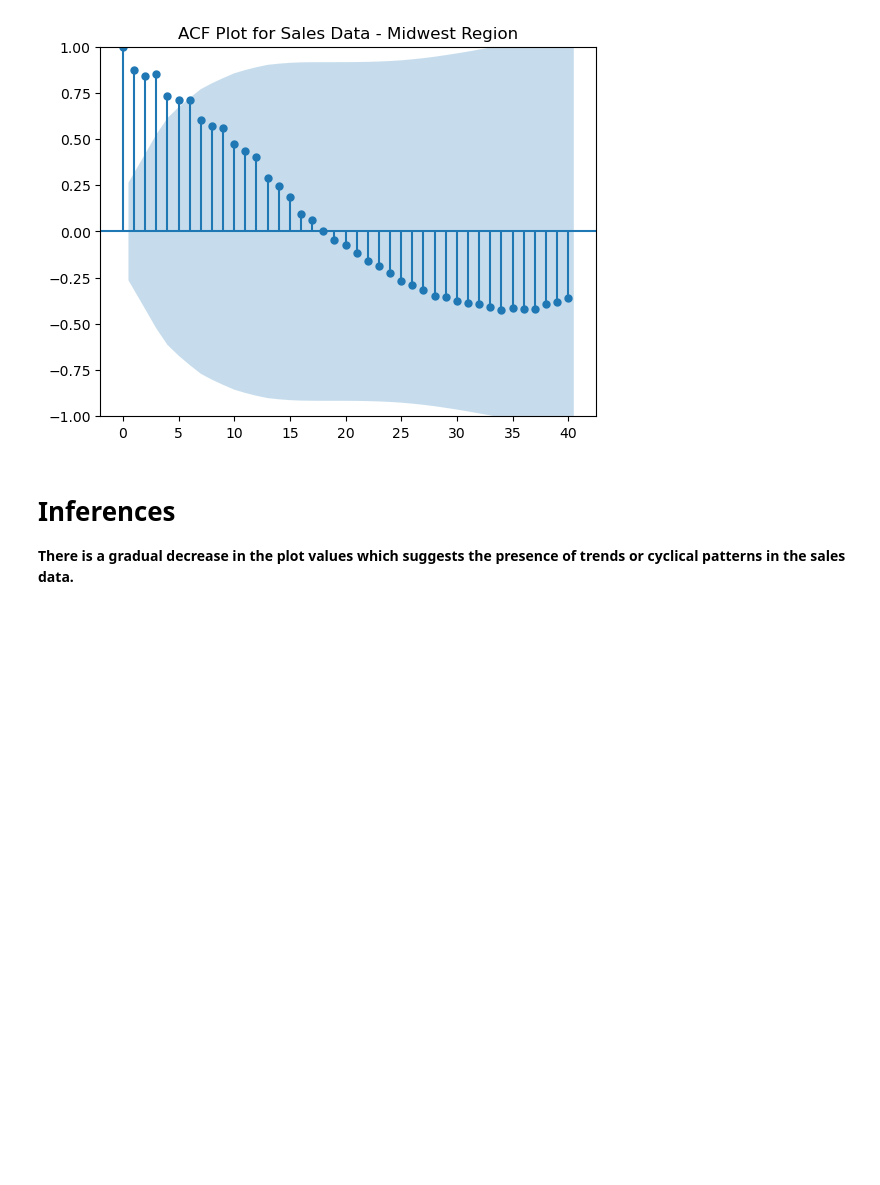
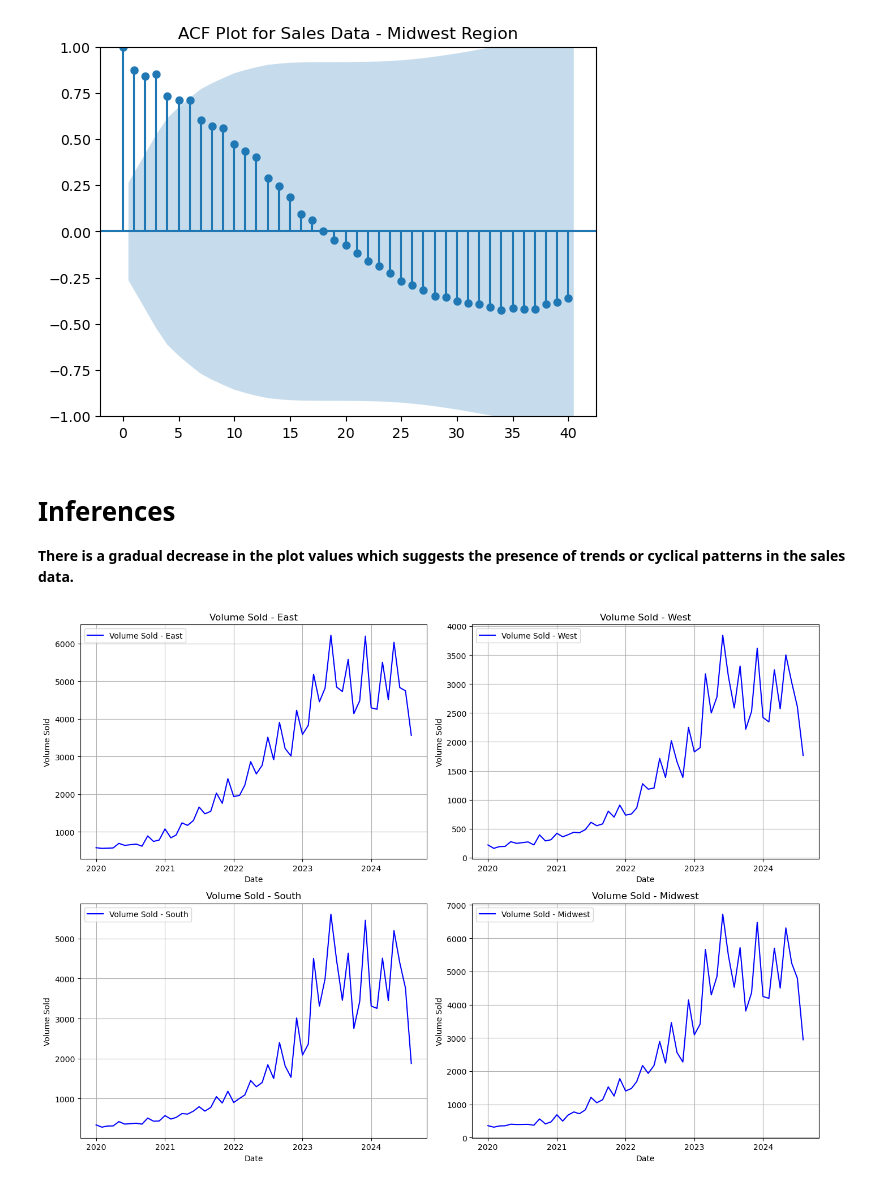
Before and after one commit to daryllalmeida/Drug-Forecasting, a Jupyter notebook: Mounjaro Forecasting Project.ipynb, the cells around one changed output. Drawn from its saved outputs; the diff is of its cells as text; code cells hidden in the pictures; blank space fills up the shorter version.

```diff
--- a/Mounjaro Forecasting Project.ipynb
+++ b/Mounjaro Forecasting Project.ipynb
@@ -289,3 +289,26 @@ plt.show()
 <h1> Inferences </h1>
 
 <b> There is a gradual decrease in the plot values which suggests the presence of trends or cyclical patterns in the sales data. </b>
+# %%
+df.set_index('Month, Year of week ending date', inplace=True)
+# %%
+#Time Series plots
+
+fig, axes = plt.subplots(nrows=2, ncols=2, figsize=(14, 10))
+
+axes = axes.flatten()
+
+regions = ['Volume Sold - East', 'Volume Sold - West', 'Volume Sold - South', 'Volume Sold - Midwest']
+
+for ax, region in zip(axes, regions):
+    ax.plot(df.index, df[region], label=region, color='blue')
+    ax.set_title(region)
+    ax.set_xlabel('Date')
+    ax.set_ylabel('Volume Sold')
+    ax.legend()
+    ax.grid()
+
+plt.tight_layout()
+plt.show()
+# %% [output]
+[figure, added]
```
Also changed, not shown: parts of 2 cells of this notebook.
